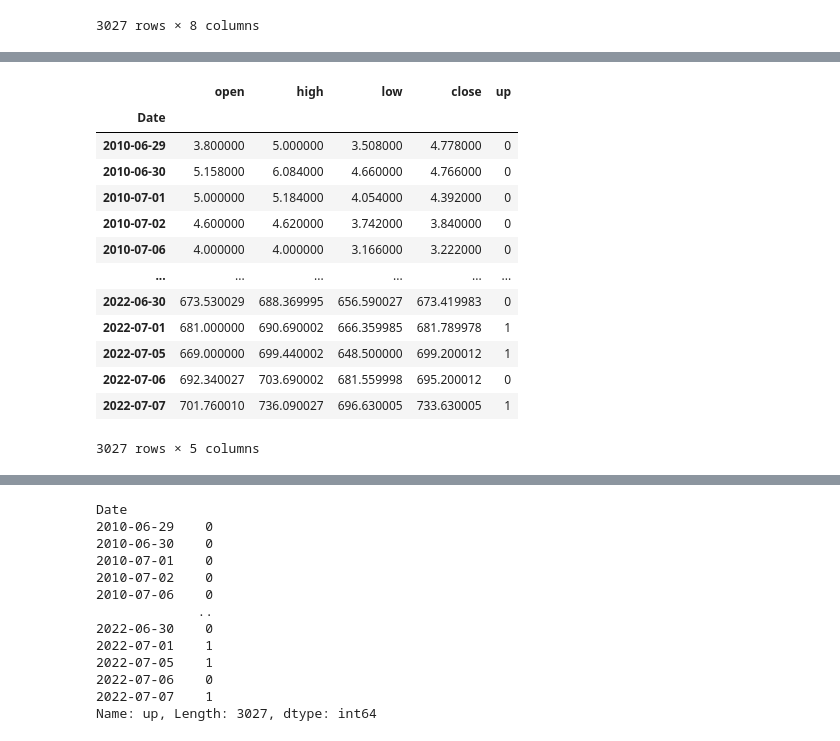
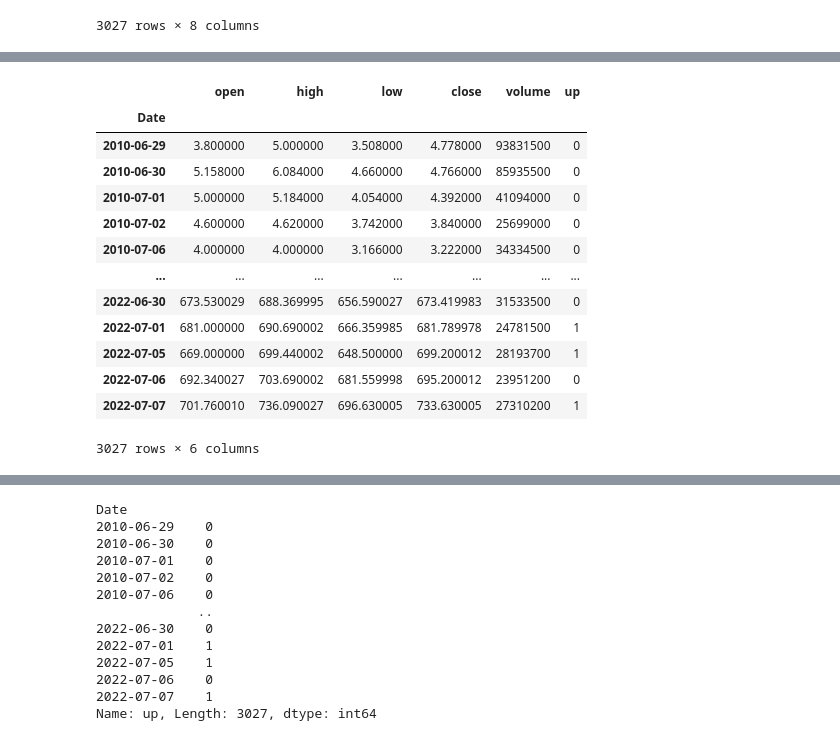
Before and after one commit to sw-song/py_finance, a Jupyter notebook: tutorial/04_machine_learning.ipynb, the cells around one changed output, grey strips where cells are left out. Drawn from its saved outputs; the diff is of its cells as text; code cells hidden in the pictures.

```diff
--- a/tutorial/04_machine_learning.ipynb
+++ b/tutorial/04_machine_learning.ipynb
@@ -78,20 +83,20 @@ df
 # %%
-df = df[['Open','High','Low','Close','up']]
-df.columns = ['open','high','low','close','up']
+df = df[['Open','High','Low','Close','Volume','up']]
+df.columns = ['open','high','low','close','volume','up']
 df
 # %% [output]
-|  | open | high | low | close | up |
-| Date |  |  |  |  |  |
-| 2010-06-29 | 3.800000 | 5.000000 | 3.508000 | 4.778000 | 0 |
-| 2010-06-30 | 5.158000 | 6.084000 | 4.660000 | 4.766000 | 0 |
-| 2010-07-01 | 5.000000 | 5.184000 | 4.054000 | 4.392000 | 0 |
-| 2010-07-02 | 4.600000 | 4.620000 | 3.742000 | 3.840000 | 0 |
-| 2010-07-06 | 4.000000 | 4.000000 | 3.166000 | 3.222000 | 0 |
-| ... | ... | ... | ... | ... | ... |
-| 2022-06-30 | 673.530029 | 688.369995 | 656.590027 | 673.419983 | 0 |
-| 2022-07-01 | 681.000000 | 690.690002 | 666.359985 | 681.789978 | 1 |
-| 2022-07-05 | 669.000000 | 699.440002 | 648.500000 | 699.200012 | 1 |
-| 2022-07-06 | 692.340027 | 703.690002 | 681.559998 | 695.200012 | 0 |
-| 2022-07-07 | 701.760010 | 736.090027 | 696.630005 | 733.630005 | 1 |
+|  | open | high | low | close | volume | up |
+| Date |  |  |  |  |  |  |
+| 2010-06-29 | 3.800000 | 5.000000 | 3.508000 | 4.778000 | 93831500 | 0 |
+| 2010-06-30 | 5.158000 | 6.084000 | 4.660000 | 4.766000 | 85935500 | 0 |
+| 2010-07-01 | 5.000000 | 5.184000 | 4.054000 | 4.392000 | 41094000 | 0 |
+| 2010-07-02 | 4.600000 | 4.620000 | 3.742000 | 3.840000 | 25699000 | 0 |
+| 2010-07-06 | 4.000000 | 4.000000 | 3.166000 | 3.222000 | 34334500 | 0 |
+| ... | ... | ... | ... | ... | ... | ... |
+| 2022-06-30 | 673.530029 | 688.369995 | 656.590027 | 673.419983 | 31533500 | 0 |
+| 2022-07-01 | 681.000000 | 690.690002 | 666.359985 | 681.789978 | 24781500 | 1 |
+| 2022-07-05 | 669.000000 | 699.440002 | 648.500000 | 699.200012 | 28193700 | 1 |
+| 2022-07-06 | 692.340027 | 703.690002 | 681.559998 | 695.200012 | 23951200 | 0 |
+| 2022-07-07 | 701.760010 | 736.090027 | 696.630005 | 733.630005 | 27310200 | 1 |
-3027 rows × 5 columns
+3027 rows × 6 columns
 # %%
```
Also changed, not shown: parts of 13 cells of this notebook.
